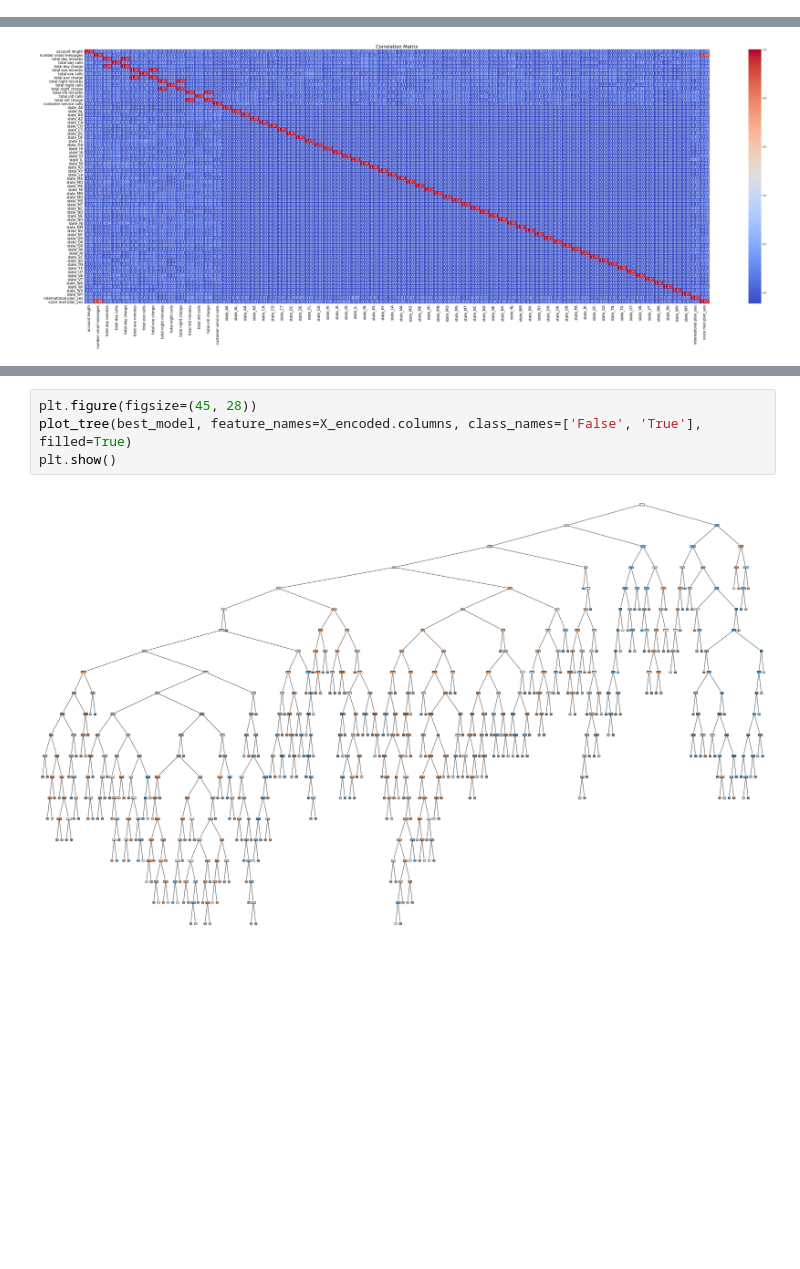
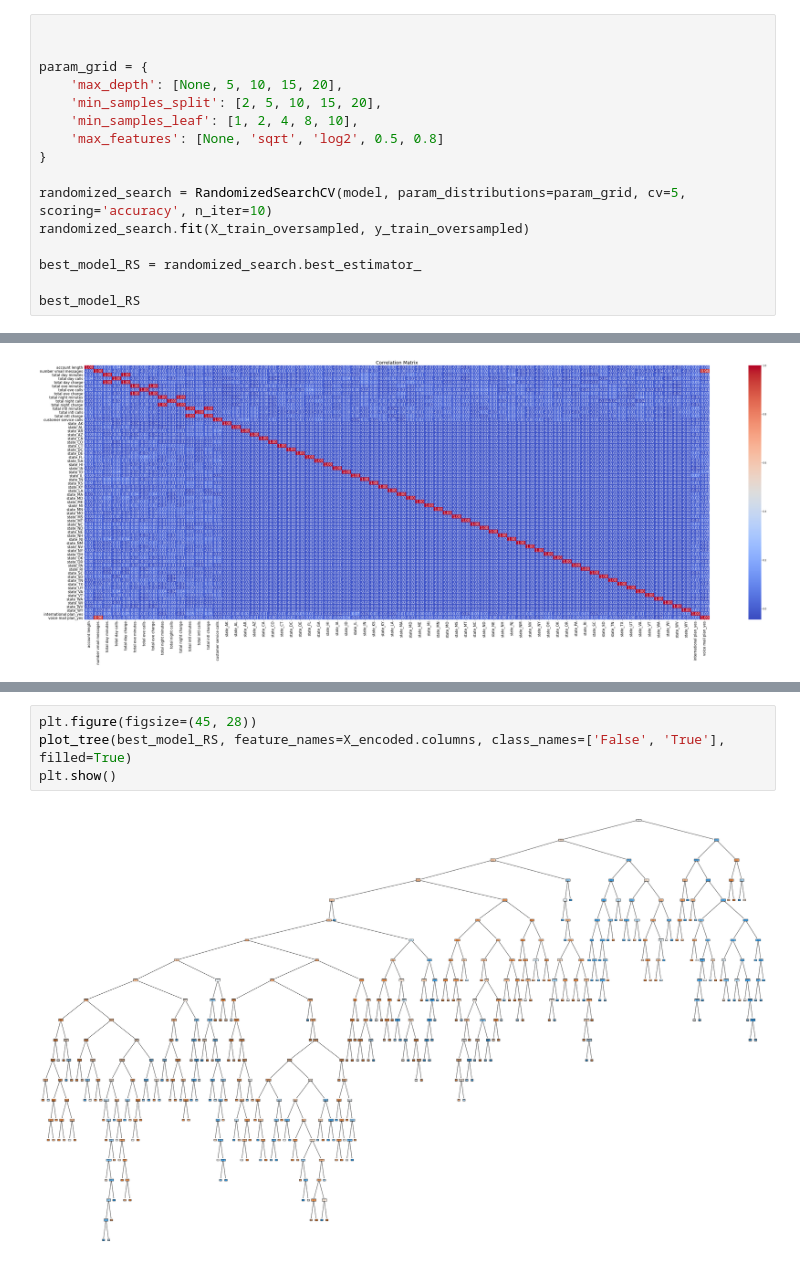
Before and after one commit to SeanE09/FPandA_Churn_Model, a Jupyter notebook: Dec Tree File (Advanced and Final (for real) with more Hyper Tuning!.ipynb, the cells around one changed output, grey strips where cells are left out. Saved outputs shown, nothing was run; the diff lists cells and outputs as text; blank space fills up the shorter version.

```diff
--- a/Dec Tree File (Advanced and Final (for real) with more Hyper Tuning!.ipynb
+++ b/Dec Tree File (Advanced and Final (for real) with more Hyper Tuning!.ipynb
@@ -290,0 +292,16 @@ Best Parameters: {'max_depth': 20, 'max_features': None, 'min_samples_leaf': 2,
+# %%
+
+
+param_grid = {
+    'max_depth': [None, 5, 10, 15, 20],
+    'min_samples_split': [2, 5, 10, 15, 20],
+    'min_samples_leaf': [1, 2, 4, 8, 10],
+    'max_features': [None, 'sqrt', 'log2', 0.5, 0.8]
+}
+
+randomized_search = RandomizedSearchCV(model, param_distributions=param_grid, cv=5, scoring='accuracy', n_iter=10)
+randomized_search.fit(X_train_oversampled, y_train_oversampled)
+
+best_model_RS = randomized_search.best_estimator_
+
+best_model_RS
@@ -470,6 +614,6 @@ plt.show()
 # %%
 plt.figure(figsize=(45, 28))
-plot_tree(best_model, feature_names=X_encoded.columns, class_names=['False', 'True'], filled=True)
+plot_tree(best_model_RS, feature_names=X_encoded.columns, class_names=['False', 'True'], filled=True)
 plt.show()
 # %% [output]
-[figure, old version]
+[figure, new version]
```
Also changed, not shown: parts of 31 cells of this notebook, 2 other files.
